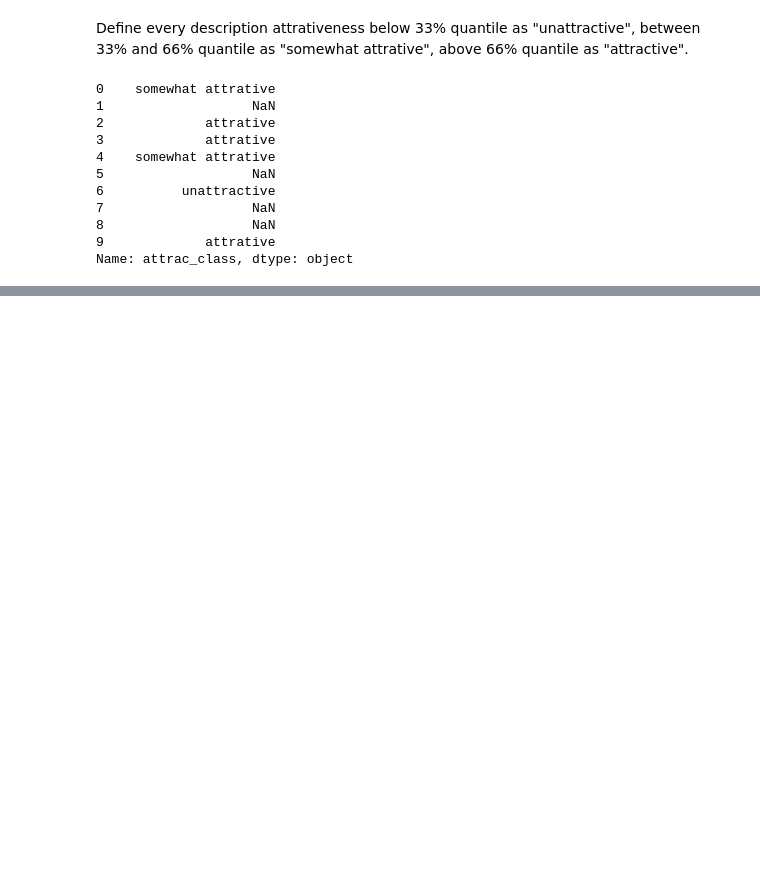
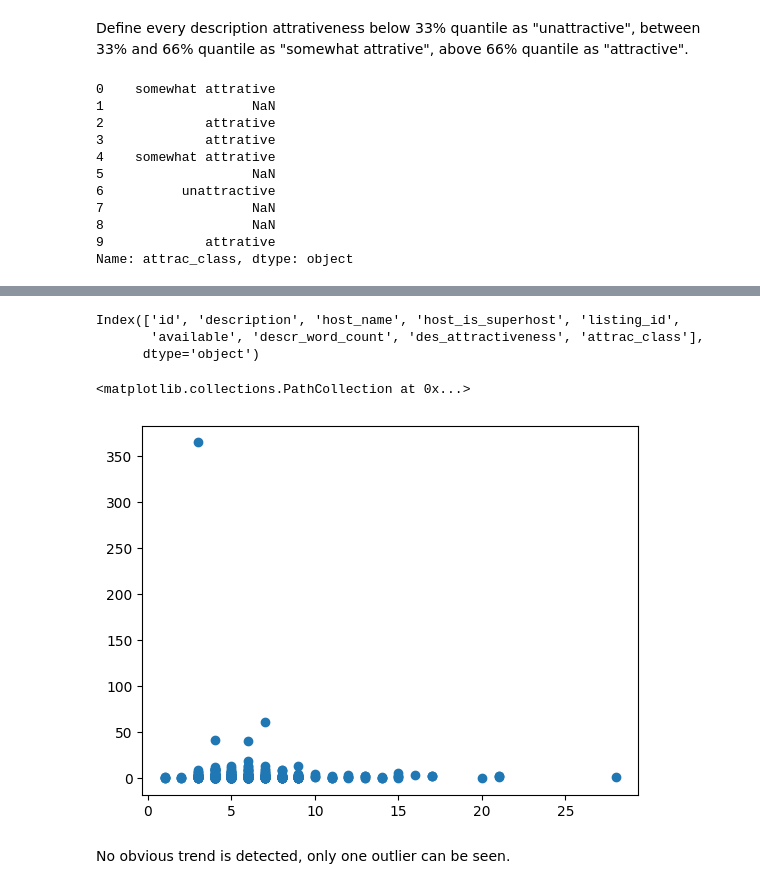
Before and after one commit to Owen-Darkhorse/STAT-441-Project, a Jupyter notebook: Airbnb Toronto/Toronto 1st data wrangling.ipynb, the cells around one changed output, grey strips where cells are left out. Saved outputs shown, nothing was run; the diff lists cells and outputs as text; code cells hidden in the pictures; blank space fills up the shorter version.

Commit message:
relationship between host name length and attrativeness class

```diff
--- a/Airbnb Toronto/Toronto 1st data wrangling.ipynb
+++ b/Airbnb Toronto/Toronto 1st data wrangling.ipynb
@@ -180,0 +202,14 @@ Name: attrac_class, dtype: object
+# %%
+sample_joined.columns
+# %% [output]
+Index(['id', 'description', 'host_name', 'host_is_superhost', 'listing_id',
+       'available', 'descr_word_count', 'des_attractiveness', 'attrac_class'],
+      dtype='object')
+# %%
+sample_joined["host_name_length"] = sample_joined.host_name.str.len()
+plt.scatter(sample_joined.host_name_length, sample_joined.des_attractiveness)
+# %% [output]
+<matplotlib.collections.PathCollection at 0x...>
+[figure, added]
+# %% [markdown]
+No obvious trend is detected, only one outlier can be seen.
```
Also changed, not shown: parts of 3 cells of this notebook.
